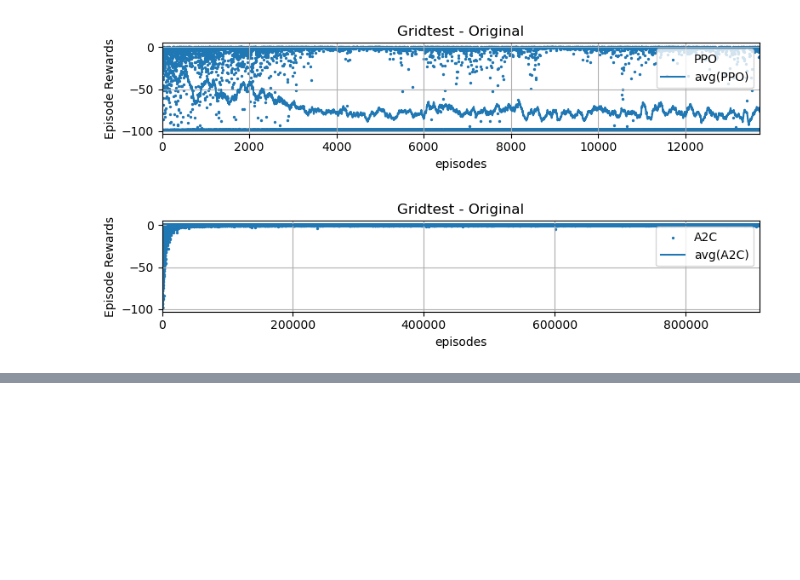
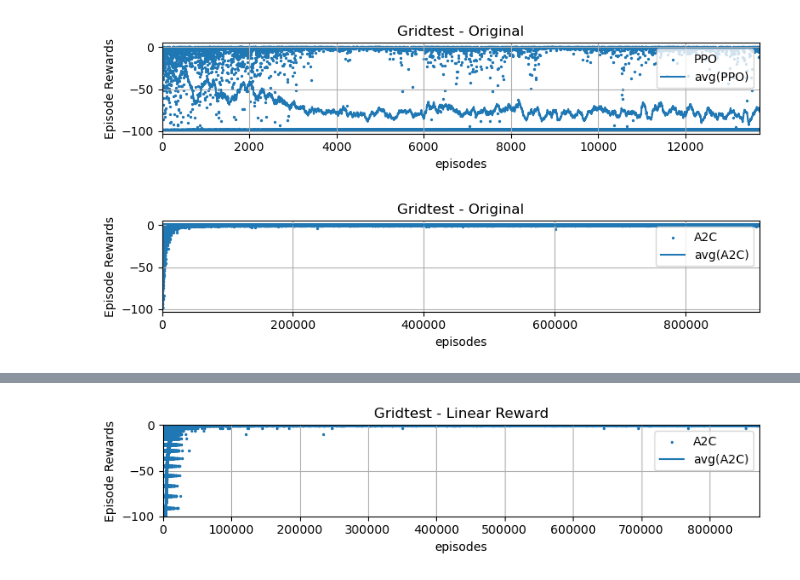
Before and after one commit to shermansiu/codenames_ai, a Jupyter notebook: notebooks/experimental/stable_baselines3_plot.ipynb, the cells around one changed output, grey strips where cells are left out. Saved outputs shown, nothing was run; the diff lists cells and outputs as text; code cells hidden in the pictures; blank space fills up the shorter version.

```diff
--- a/notebooks/experimental/stable_baselines3_plot.ipynb
+++ b/notebooks/experimental/stable_baselines3_plot.ipynb
@@ -78,0 +92,4 @@ plot_gridtest_experiment("gridtest", "Gridtest - Original", should_save=False, a
+# %%
+plot_gridtest_experiment("gridtest_linear_reward", "Gridtest - Linear Reward", should_save=False, algorithms=["A2C"], ylim=(-100, 0))
+# %% [output]
+[figure, added]
```
Also changed, not shown: parts of 4 cells of this notebook, 1 other file.
